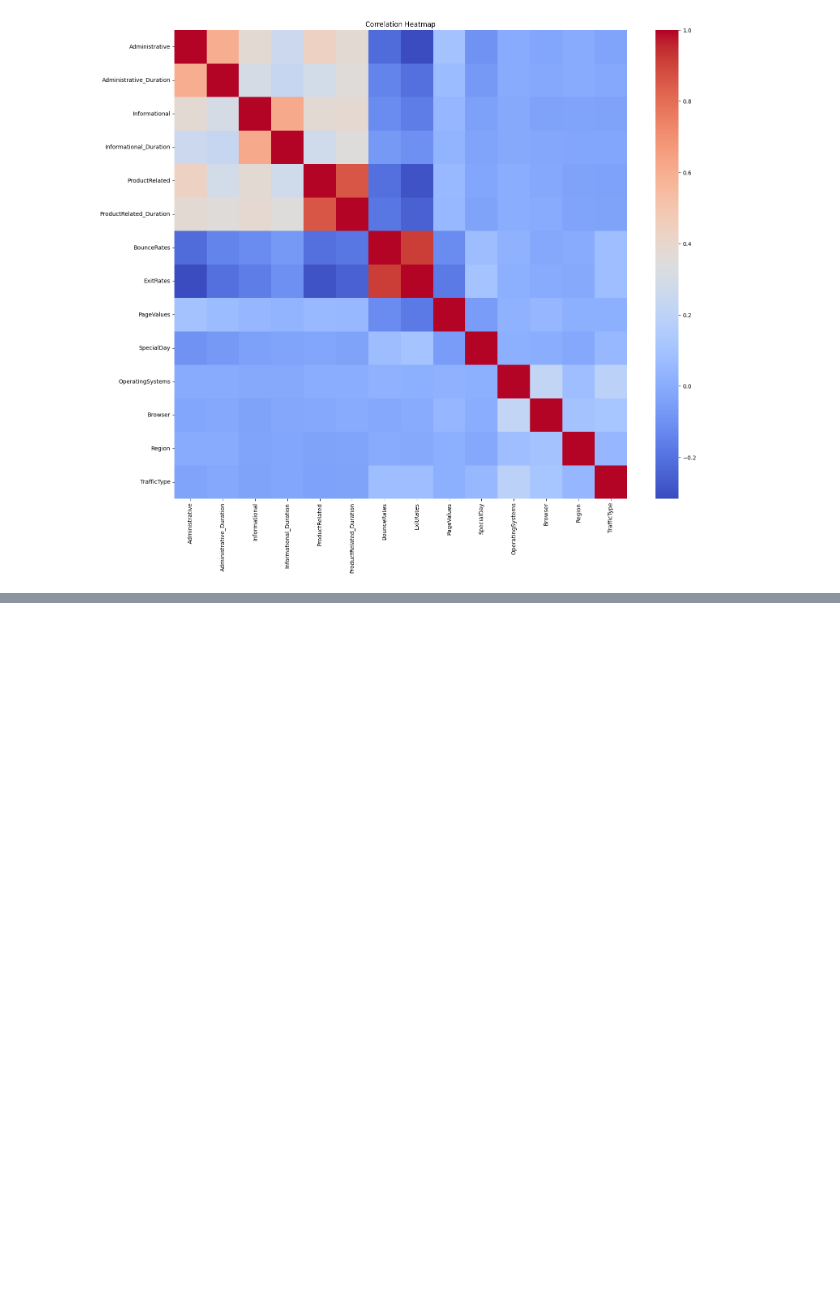
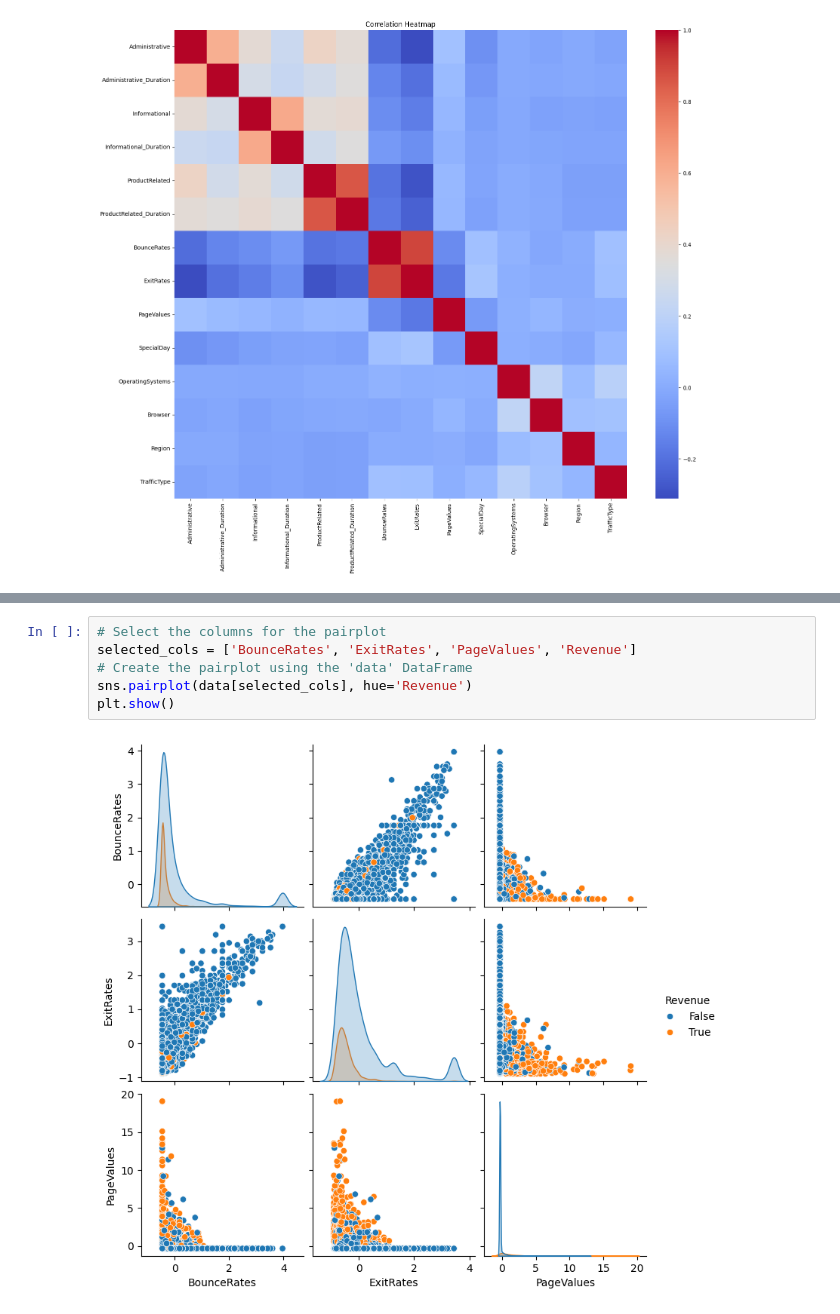
Before and after one commit to daurickroy/Entri-Elevate---Project, a Jupyter notebook: Online Shoppers Purchasing Intention.ipynb, the cells around one changed output, grey strips where cells are left out. Saved outputs shown, nothing was run; the diff lists cells and outputs as text; blank space fills up the shorter version.

```diff
--- a/Online Shoppers Purchasing Intention.ipynb
+++ b/Online Shoppers Purchasing Intention.ipynb
@@ -331,0 +294,8 @@ files.download('data.csv')
+# %%
+# Select the columns for the pairplot
+selected_cols = ['BounceRates', 'ExitRates', 'PageValues', 'Revenue']
+# Create the pairplot using the 'data' DataFrame
+sns.pairplot(data[selected_cols], hue='Revenue')
+plt.show()
+# %% [output]
+[figure, added]
```
Also changed, not shown: parts of 8 cells of this notebook.
